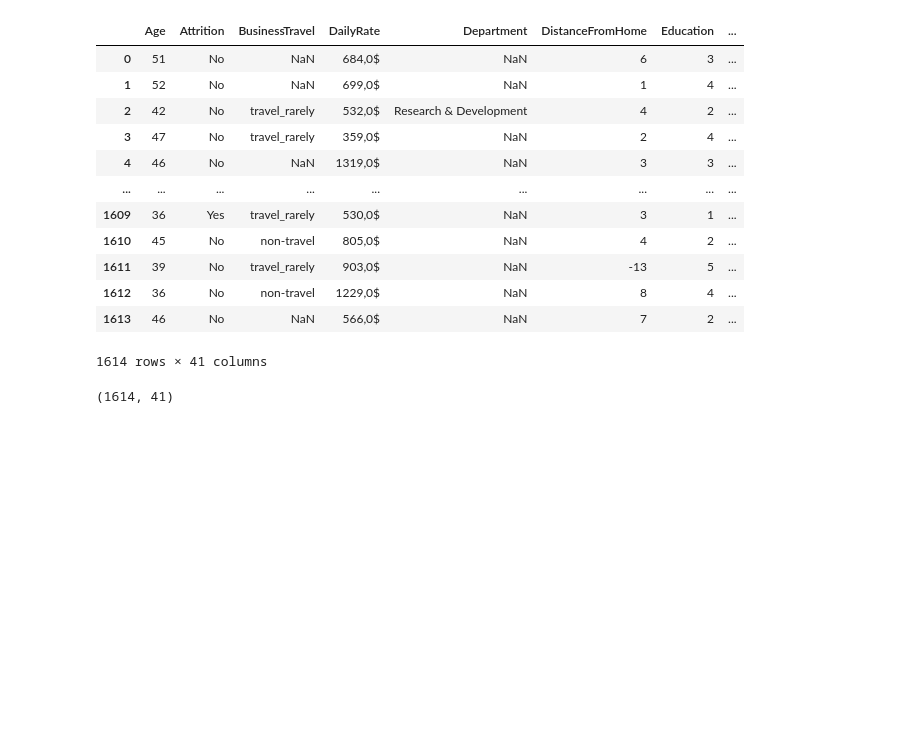
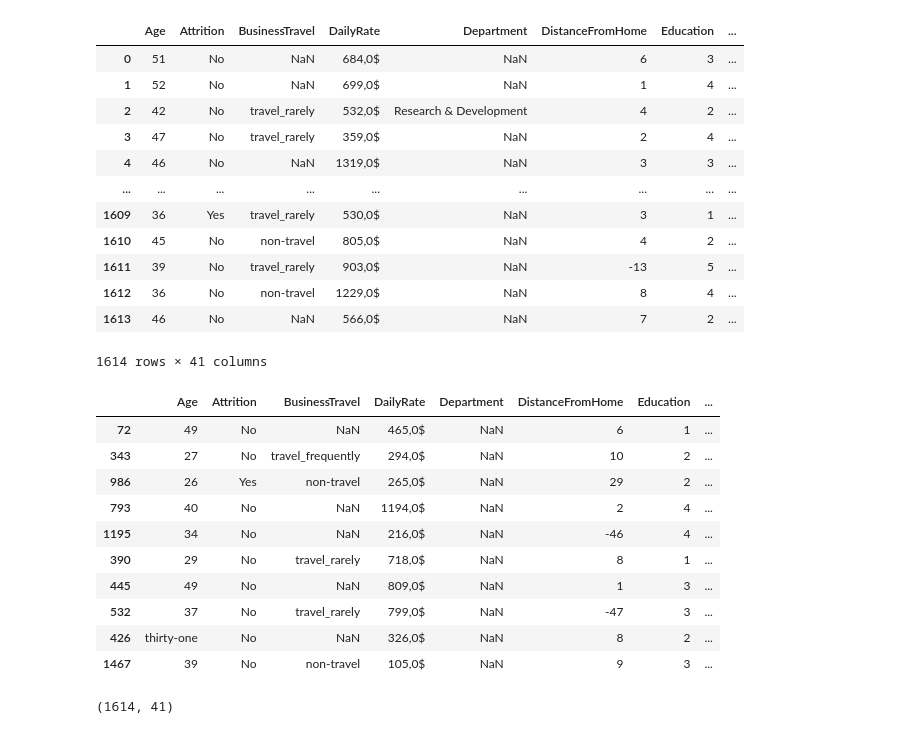
Before and after one commit to Adalab/proyecto-da-promo-Farzana-modulo3-team3-, a Jupyter notebook: Exploración_bbdd.ipynb, the cells around one changed output. Cells and saved outputs as stored; diff of their text form; code cells hidden in the pictures; blank space fills up the shorter version.

```diff
--- a/Exploración_bbdd.ipynb
+++ b/Exploración_bbdd.ipynb
@@ -19,6 +19,20 @@ rh
 | 1612 | 36 | No | non-travel | 1229,0$ | NaN | 8 | 4 | ... |
 | 1613 | 46 | No | NaN | 566,0$ | NaN | 7 | 2 | ... |
 1614 rows × 41 columns
+# %%
+rh.sample(10)
+# %% [output]
+|  | Age | Attrition | BusinessTravel | DailyRate | Department | DistanceFromHome | Education | ... |
+| 72 | 49 | No | NaN | 465,0$ | NaN | 6 | 1 | ... |
+| 343 | 27 | No | travel_frequently | 294,0$ | NaN | 10 | 2 | ... |
+| 986 | 26 | Yes | non-travel | 265,0$ | NaN | 29 | 2 | ... |
+| 793 | 40 | No | NaN | 1194,0$ | NaN | 2 | 4 | ... |
+| 1195 | 34 | No | NaN | 216,0$ | NaN | -46 | 4 | ... |
+| 390 | 29 | No | travel_rarely | 718,0$ | NaN | 8 | 1 | ... |
+| 445 | 49 | No | NaN | 809,0$ | NaN | 1 | 3 | ... |
+| 532 | 37 | No | travel_rarely | 799,0$ | NaN | -47 | 3 | ... |
+| 426 | thirty-one | No | NaN | 326,0$ | NaN | 8 | 2 | ... |
+| 1467 | 39 | No | non-travel | 105,0$ | NaN | 9 | 3 | ... |
 # %%
 rh.shape
 # %% [output]
```
Also changed, not shown: parts of 1 cell of this notebook, 3 other files.
